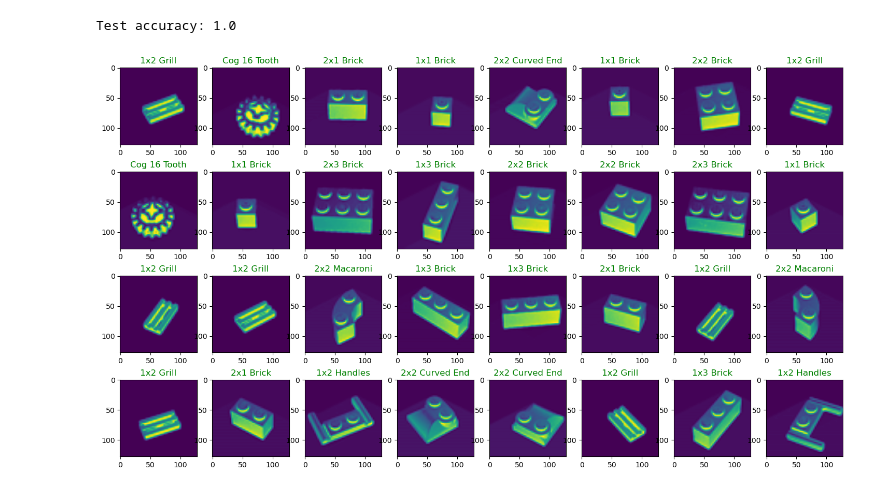
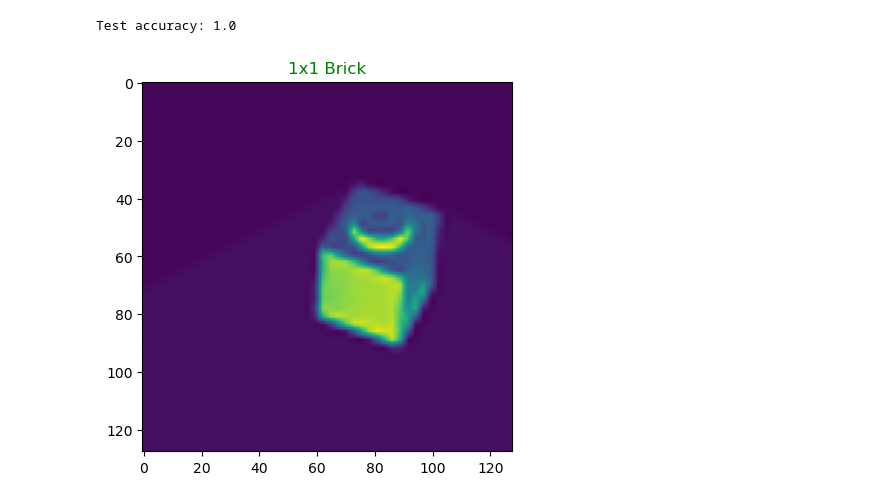
Before and after one commit to sk7rex/nn-course, a Jupyter notebook: lego-classification/lego pieces classification.ipynb, the cells around one changed output. Saved outputs shown, nothing was run; the diff lists cells and outputs as text; code cells hidden in the pictures.

```diff
--- a/lego-classification/lego pieces classification.ipynb
+++ b/lego-classification/lego pieces classification.ipynb
@@ -216,31 +221,31 @@ def accuracy(model, test_dataloader):
 print("Test accuracy:", accuracy(model, test_dataloader))
 # %% [output]
 Test accuracy: 1.0
-# %%
-X, labels = next(iter(test_dataloader))
-
-softmax = nn.Softmax(dim=1)
-model.eval()
-
-with torch.no_grad():
-    y = softmax(model(X.to(device))).cpu().detach().numpy()
-    X = X.cpu().detach().numpy()
-
-rows, cols = 4, 8
-fig, axs = plt.subplots(rows, cols, figsize=(18, 10))
-
-k = 0
-for i in range(rows * cols):
-    r, c = i // cols, i % cols
-    axs[r, c].imshow(np.transpose(X[i], (1, 2, 0)))
-    txt = label2text(np.argmax(y[i]))
-    original_label = class_names[labels[k].item()]
-    if txt == original_label:
-        axs[r, c].title.set_text(txt)
-        axs[r, c].title.set_color('green')
-    else:
-        axs[r, c].title.set_text(txt)
-        axs[r, c].title.set_color('red')
-    k += 1
-# %% [output]
-[figure, removed]
+# %%
+def predict_random(model, test_dataloader):
+    model.eval()
+
+    n = len(test_dataloader)
+    index = np.random.randint(0, n)
+
+    img, true_label = test_dataloader.dataset[index]
+    true_label = label2text(true_label)
+    img = img.unsqueeze(0)
+
+    np_img = img.numpy()
+    np_img = np.squeeze(np_img)
+
+    with torch.no_grad():
+        y_pred = np.argmax(softmax(model(img)).numpy())
+
+    pred_label = label2text(y_pred)
+
+    plt.imshow(np_img)
+    if pred_label == true_label:
+        plt.title(pred_label, fontdict={"color": "green"})
+    else:
+        plt.title(pred_label, fontdict={"color": "red"})
+# %%
+predict_random(model, test_dataloader)
+# %% [output]
+[figure, added]
```
Also changed, not shown: parts of 4 cells of this notebook.
